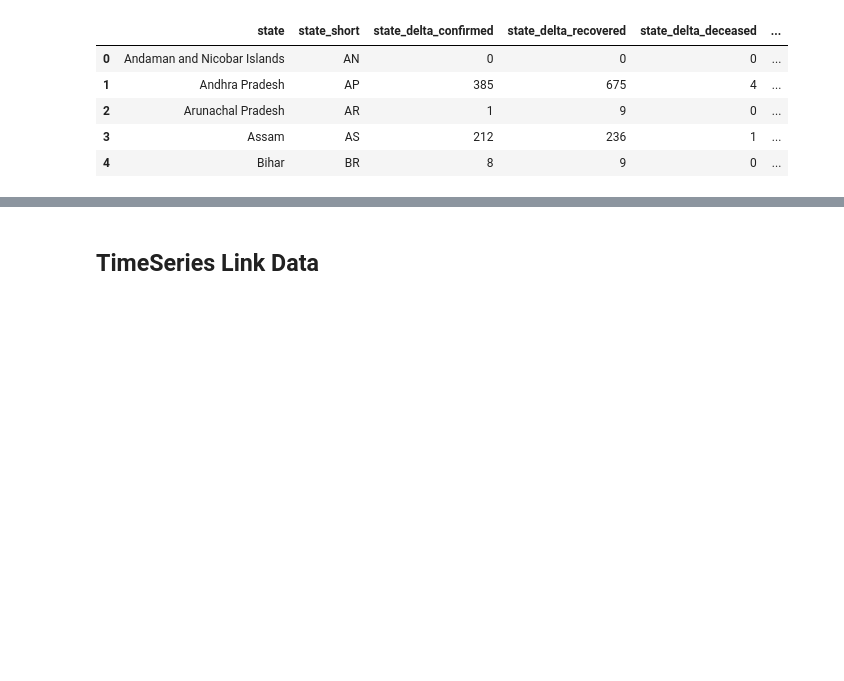
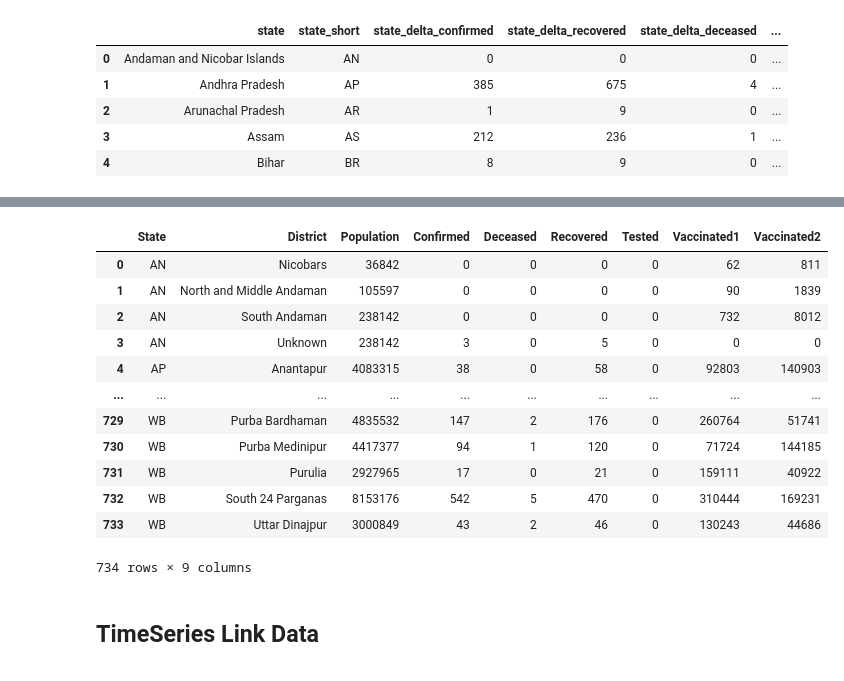
Before and after one commit to naushadcom/COVID19-India, a Jupyter notebook: covid-19.ipynb, the cells around one changed output, grey strips where cells are left out. Cells and saved outputs as stored; diff of their text form; code cells hidden in the pictures; blank space fills up the shorter version.

```diff
--- a/covid-19.ipynb
+++ b/covid-19.ipynb
@@ -161,0 +434,19 @@ states_delta_df.to_csv('states_delta_df',index=False)
+# %%
+# creating dataframe of district delta7
+delta7_district_data = pd.DataFrame(district_delta7)
+# %%
+delta7_district_data
+# %% [output]
+|  | State | District | Population | Confirmed | Deceased | Recovered | Tested | Vaccinated1 | Vaccinated2 |
+| 0 | AN | Nicobars | 36842 | 0 | 0 | 0 | 0 | 62 | 811 |
+| 1 | AN | North and Middle Andaman | 105597 | 0 | 0 | 0 | 0 | 90 | 1839 |
+| 2 | AN | South Andaman | 238142 | 0 | 0 | 0 | 0 | 732 | 8012 |
+| 3 | AN | Unknown | 238142 | 3 | 0 | 5 | 0 | 0 | 0 |
+| 4 | AP | Anantapur | 4083315 | 38 | 0 | 58 | 0 | 92803 | 140903 |
+| ... | ... | ... | ... | ... | ... | ... | ... | ... | ... |
+| 729 | WB | Purba Bardhaman | 4835532 | 147 | 2 | 176 | 0 | 260764 | 51741 |
+| 730 | WB | Purba Medinipur | 4417377 | 94 | 1 | 120 | 0 | 71724 | 144185 |
+| 731 | WB | Purulia | 2927965 | 17 | 0 | 21 | 0 | 159111 | 40922 |
+| 732 | WB | South 24 Parganas | 8153176 | 542 | 5 | 470 | 0 | 310444 | 169231 |
+| 733 | WB | Uttar Dinajpur | 3000849 | 43 | 2 | 46 | 0 | 130243 | 44686 |
+734 rows × 9 columns
```
Also changed, not shown: parts of 17 cells of this notebook.
